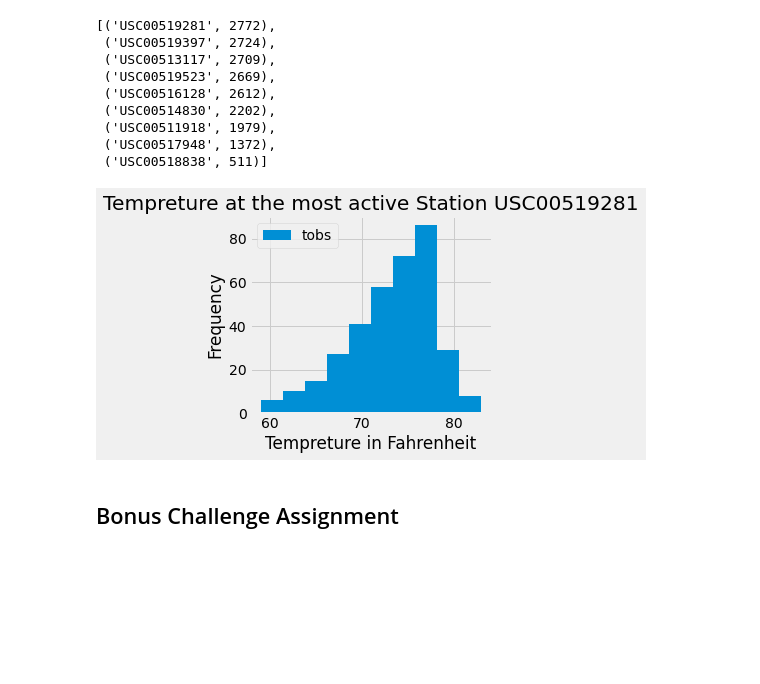
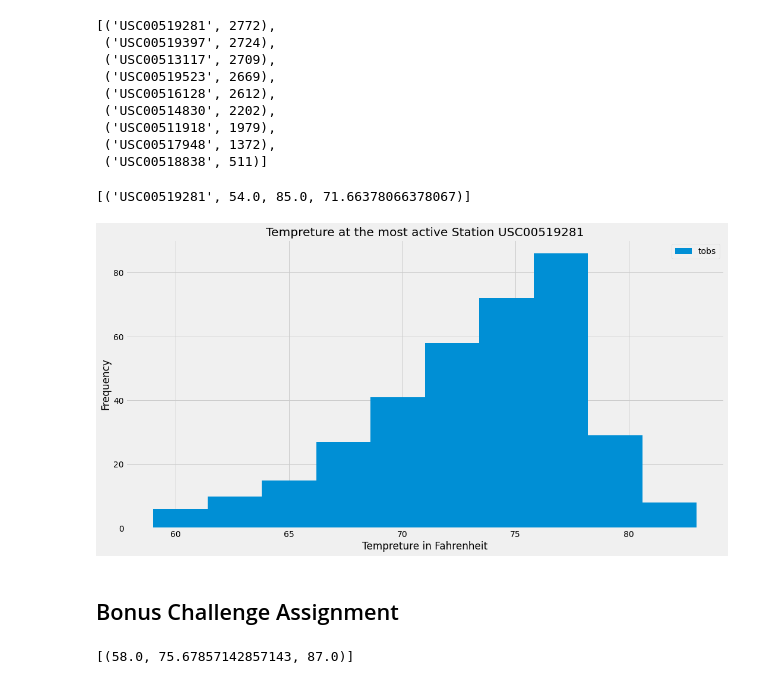
Before and after one commit to SograMemon/sqlalchemy-challenge, a Jupyter notebook: climate_starter.ipynb, the cells around one changed output. Cells and saved outputs as stored; diff of their text form; code cells hidden in the pictures; blank space fills up the shorter version.

```diff
--- a/climate_starter.ipynb
+++ b/climate_starter.ipynb
@@ -115,7 +113,7 @@ session.query(Measurement.station,func.count(Measurement.station)).group_by(Meas
 # %%
 # Using the station id from the previous query, calculate the lowest temperature recorded,
 # highest temperature recorded, and average temperature of the most active station?
-sel = [Measurment.station,
+sel = [Measurement.station,
        func.min(Measurement.tobs),
        func.max(Measurement.tobs),
        func.avg(Measurement.tobs)]
@@ -123,24 +121,26 @@ sel = [Measurment.station,
 tempRecords = session.query(*sel).\
     filter(Measurement.station == "USC00519281").all()
 tempRecords
+# %% [output]
+[('USC00519281', 54.0, 85.0, 71.66378066378067)]
 # %%
 # Choose the station with the highest number of temperature observations.
 # Query the last 12 months of temperature observation data for this station and plot the results as a histogram
 sel = [Measurement.station,
        Measurement.tobs]
 tempRecords = session.query(*sel).\
     filter(Measurement.station == "USC00519281").\
     filter(Measurement.date <= lastDay).\
     filter(Measurement.date >= firstDay).all()
 df_temp12months=pd.DataFrame(tempRecords)
-df_temp12months.plot(kind='hist')
+df_temp12months.plot(kind='hist', figsize= (15,8))
 plt.title("Tempreture at the most active Station USC00519281")
 plt.xlabel("Tempreture in Fahrenheit")
 plt.tight_layout()
 plt.savefig("Images/TempretureAtMostActiveStation.png")
 plt.show()
 # %% [output]
-[figure, old version]
+[figure, new version]
 # %%
 sel = [Measurement.station,
        Measurement.tobs,
@@ -170,7 +170,9 @@ def calc_temps(start_date, end_date):
         filter(Measurement.date >= start_date).filter(Measurement.date <= end_date).all()
 
 # function usage example
-print(calc_temps('2012-02-28', '2017-8-23'))
+print(calc_temps('2017-02-28', '2020-8-23'))
+# %% [output]
+[(58.0, 75.67857142857143, 87.0)]
 # %%
 # Use your previous function `calc_temps` to calculate the tmin, tavg, and tmax
 # for your trip using the previous year's data for those same dates.
```
Also changed, not shown: parts of 8 cells of this notebook, 1 other file.
